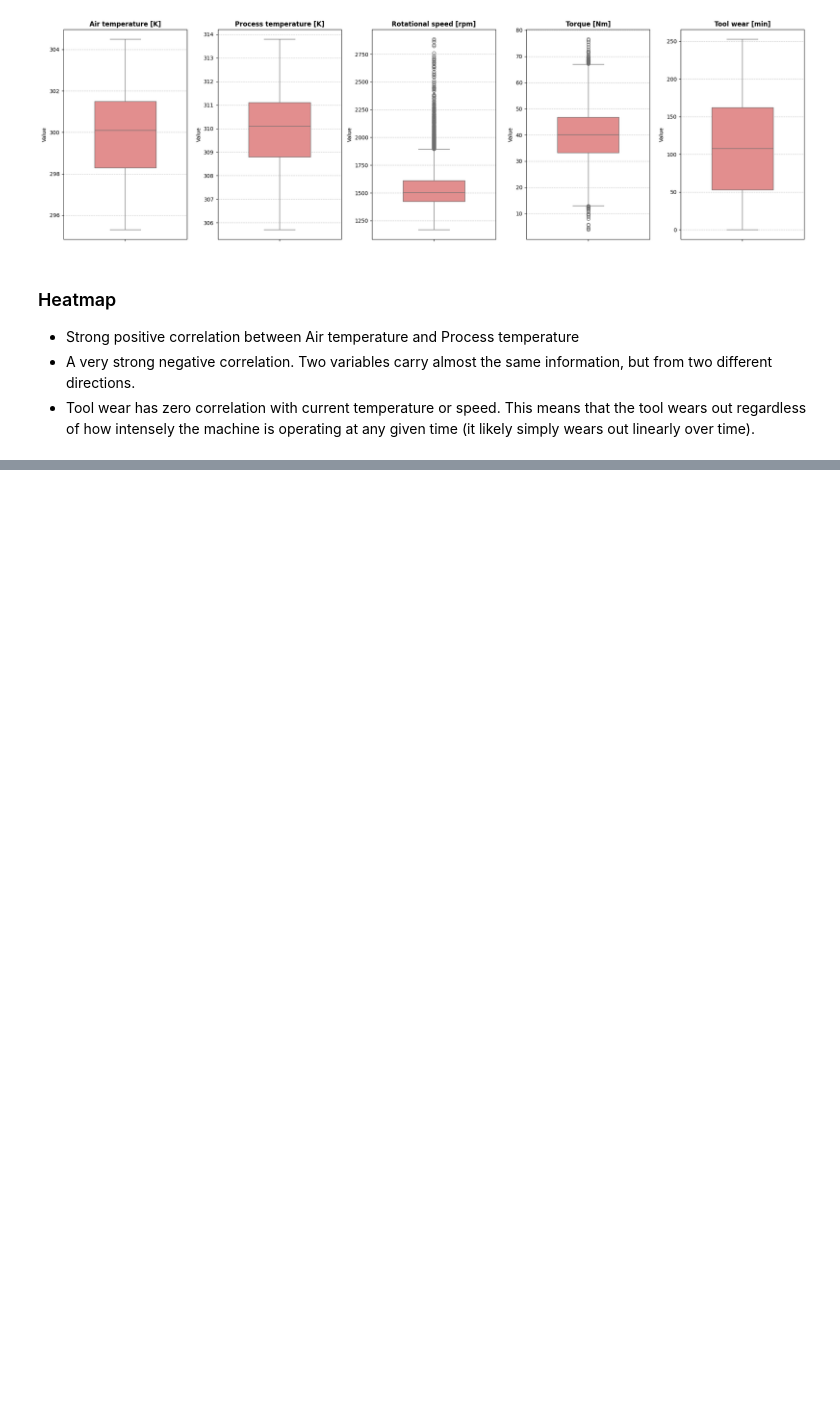
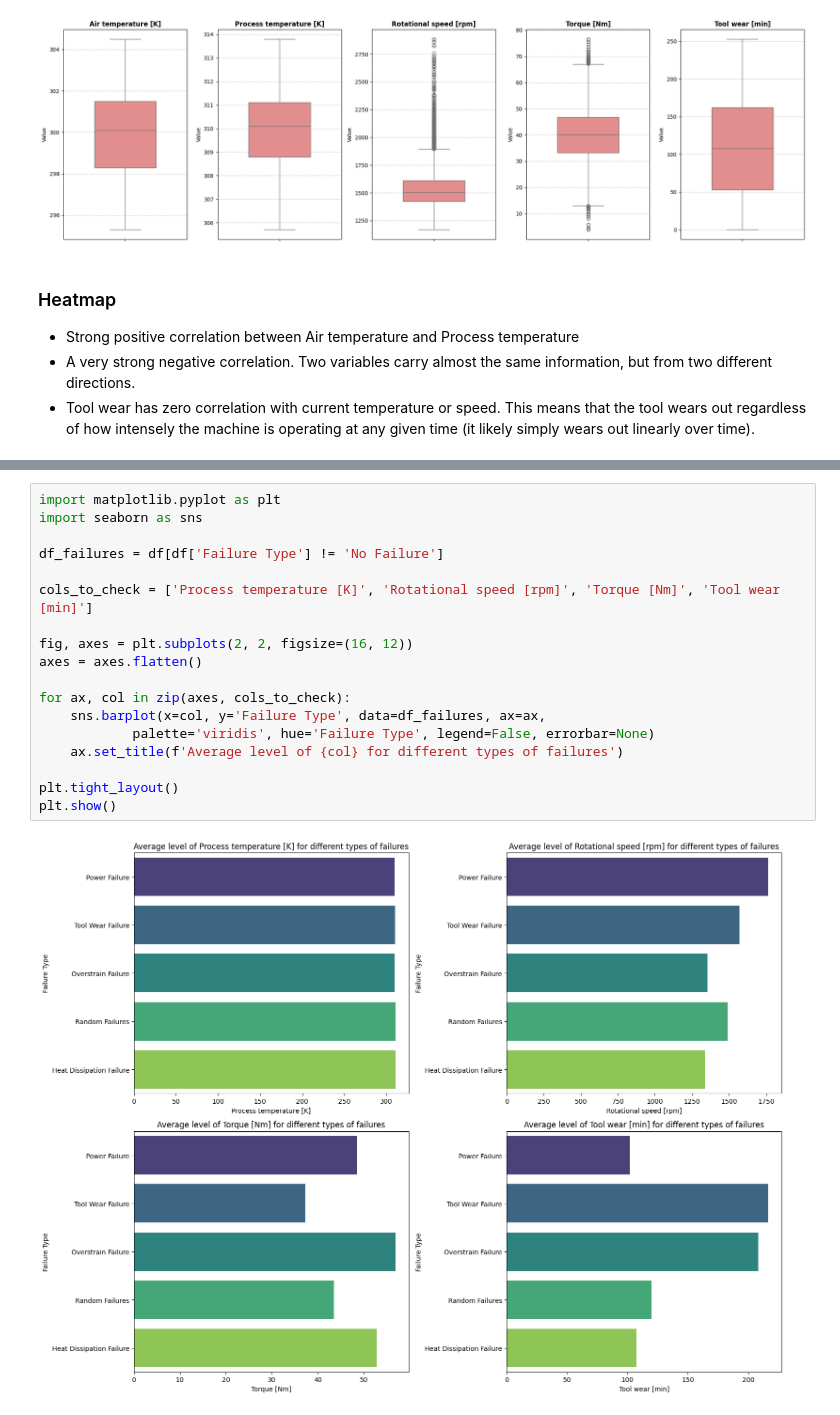
Before and after one commit to Bartlomiej-Daniel/machine_failure_prediction, a Jupyter notebook: notebooks/EDA.ipynb, the cells around one changed output, grey strips where cells are left out. Saved outputs shown, nothing was run; the diff lists cells and outputs as text; blank space fills up the shorter version.

Commit message:
chore: add type and target analysis

```diff
--- a/notebooks/EDA.ipynb
+++ b/notebooks/EDA.ipynb
@@ -200,0 +234,20 @@ plt.show()
+# %%
+import matplotlib.pyplot as plt
+import seaborn as sns
+
+df_failures = df[df['Failure Type'] != 'No Failure']
+
+cols_to_check = ['Process temperature [K]', 'Rotational speed [rpm]', 'Torque [Nm]', 'Tool wear [min]']
+
+fig, axes = plt.subplots(2, 2, figsize=(16, 12))
+axes = axes.flatten()
+
+for ax, col in zip(axes, cols_to_check):
+    sns.barplot(x=col, y='Failure Type', data=df_failures, ax=ax,
+            palette='viridis', hue='Failure Type', legend=False, errorbar=None)
+    ax.set_title(f'Average level of {col} for different types of failures')
+
+plt.tight_layout()
+plt.show()
+# %% [output]
+[figure, added]
```
Also changed, not shown: parts of 7 cells of this notebook.
